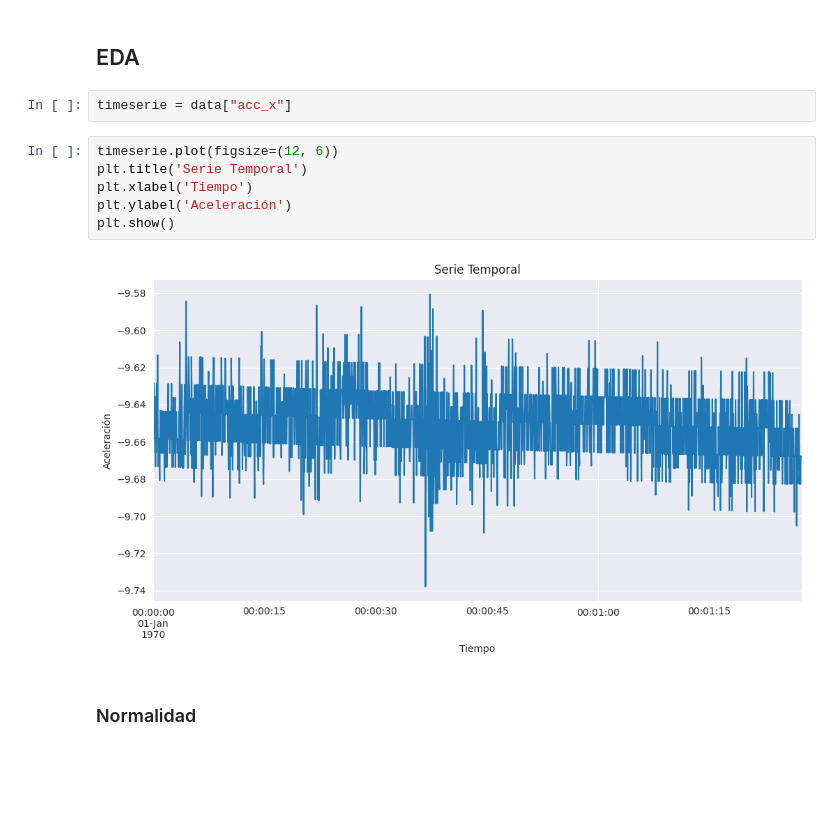
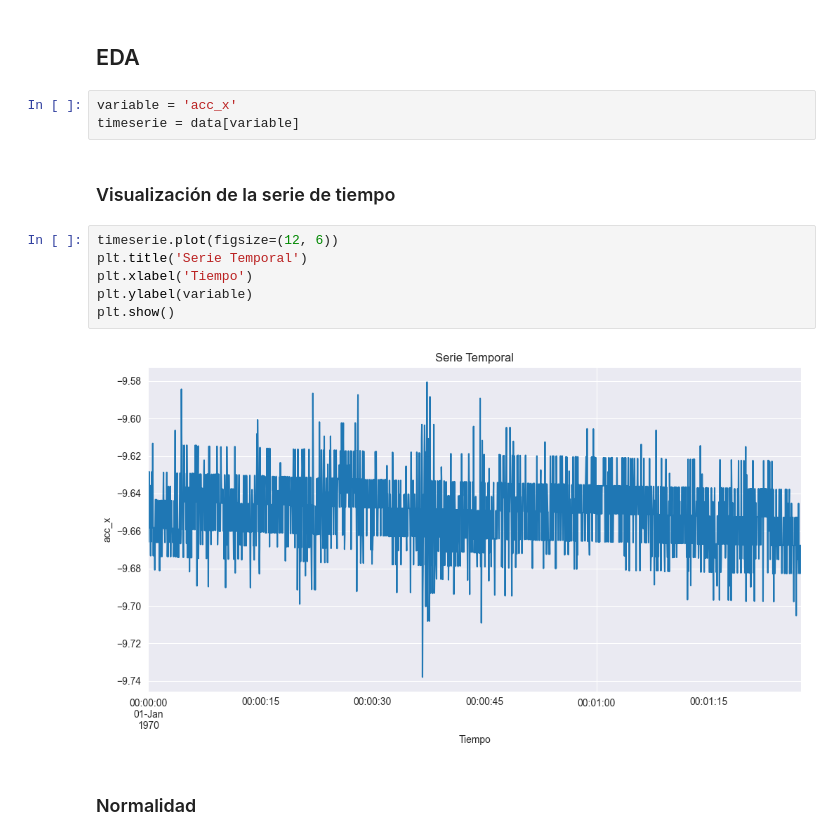
Before and after one commit to lllerena2/physiotherapy_challenge, a Jupyter notebook: book/notebooks.ipynb, the cells around one changed output. Cells and saved outputs as stored; diff of their text form; blank space fills up the shorter version.

```diff
--- a/book/notebooks.ipynb
+++ b/book/notebooks.ipynb
@@ -56,16 +56,19 @@ data.describe()
 | max | 2187.00000 | -9.580574 | -1.498625 | 0.737426 | 0.024021 | 0.045480 | 0.048261 | 0.590741 | 0.464380 | -0.057091 |
 # %% [markdown]
 ## EDA
-# %%
-timeserie = data["acc_x"]
+# %%
+variable = 'acc_x'
+timeserie = data[variable]
+# %% [markdown]
+### Visualización de la serie de tiempo
 # %%
 timeserie.plot(figsize=(12, 6))
 plt.title('Serie Temporal')
 plt.xlabel('Tiempo')
-plt.ylabel('Aceleración')
+plt.ylabel(variable)
 plt.show()
 # %% [output]
-[figure, old version]
+[figure, new version]
 # %% [markdown]
 ### Normalidad
 # %%
```
Also changed, not shown: parts of 39 cells of this notebook.
